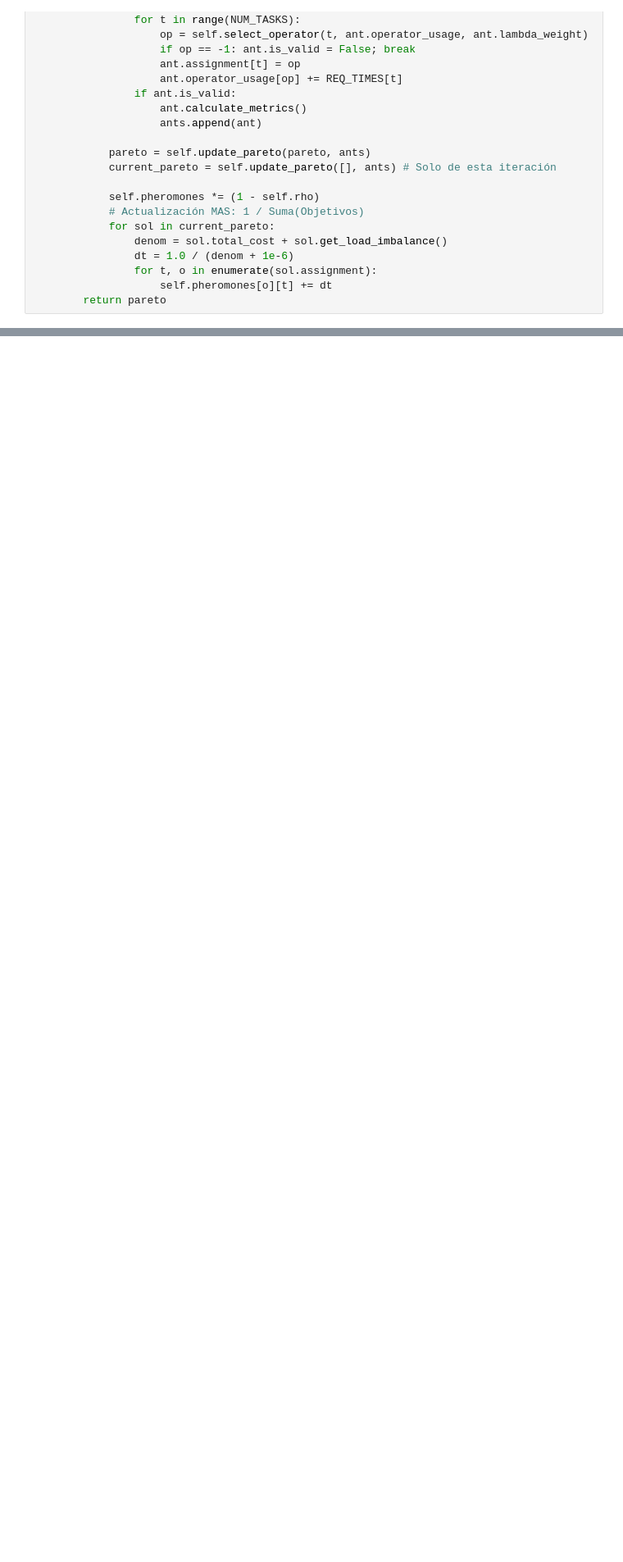
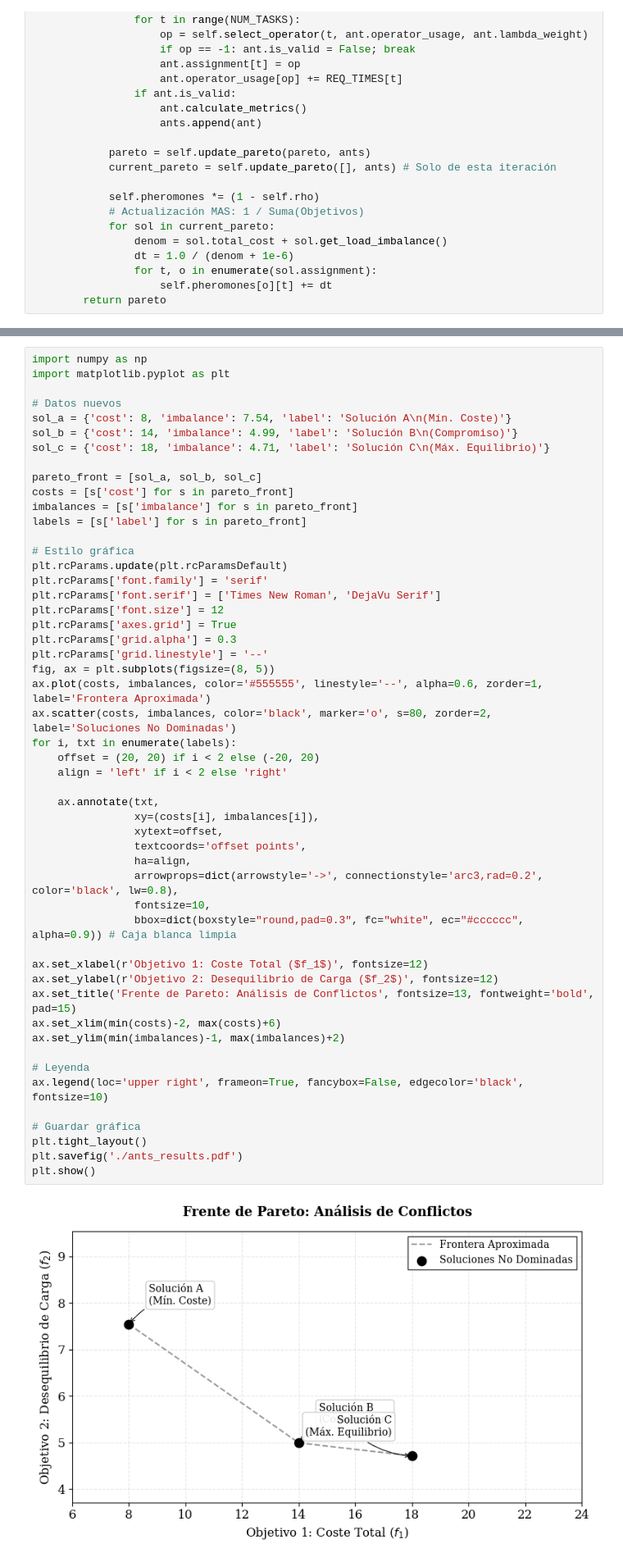
Before and after one commit to mariogutierrezlopez/busqueda_metaheuristicas, a Jupyter notebook: 2_ANTS/src/ant_system.ipynb, the cells around one changed output, grey strips where cells are left out. Shown at 82% size. Drawn from its saved outputs; the diff is of its cells as text; blank space fills up the shorter version.

```diff
--- a/2_ANTS/src/ant_system.ipynb
+++ b/2_ANTS/src/ant_system.ipynb
@@ -429,0 +434,53 @@ Coste  StdDev   Asignación
+# %%
+import numpy as np
+import matplotlib.pyplot as plt
+
+# Datos nuevos
+sol_a = {'cost': 8, 'imbalance': 7.54, 'label': 'Solución A\n(Mín. Coste)'}
+sol_b = {'cost': 14, 'imbalance': 4.99, 'label': 'Solución B\n(Compromiso)'}
+sol_c = {'cost': 18, 'imbalance': 4.71, 'label': 'Solución C\n(Máx. Equilibrio)'}
+
+pareto_front = [sol_a, sol_b, sol_c]
+costs = [s['cost'] for s in pareto_front]
+imbalances = [s['imbalance'] for s in pareto_front]
+labels = [s['label'] for s in pareto_front]
+
+# Estilo gráfica
+plt.rcParams.update(plt.rcParamsDefault)
+plt.rcParams['font.family'] = 'serif'
+plt.rcParams['font.serif'] = ['Times New Roman', 'DejaVu Serif']
+plt.rcParams['font.size'] = 12
+plt.rcParams['axes.grid'] = True
+plt.rcParams['grid.alpha'] = 0.3
+plt.rcParams['grid.linestyle'] = '--'
+fig, ax = plt.subplots(figsize=(8, 5))
+ax.plot(costs, imbalances, color='#555555', linestyle='--', alpha=0.6, zorder=1, label='Frontera Aproximada')
+ax.scatter(costs, imbalances, color='black', marker='o', s=80, zorder=2, label='Soluciones No Dominadas')
+for i, txt in enumerate(labels):
+    offset = (20, 20) if i < 2 else (-20, 20)
+    align = 'left' if i < 2 else 'right'
+
+    ax.annotate(txt,
+                xy=(costs[i], imbalances[i]),
+                xytext=offset,
+                textcoords='offset points',
+                ha=align,
+                arrowprops=dict(arrowstyle='->', connectionstyle='arc3,rad=0.2', color='black', lw=0.8),
+                fontsize=10,
+                bbox=dict(boxstyle="round,pad=0.3", fc="white", ec="#cccccc", alpha=0.9)) # Caja blanca limpia
+
+ax.set_xlabel(r'Objetivo 1: Coste Total ($f_1$)', fontsize=12)
+ax.set_ylabel(r'Objetivo 2: Desequilibrio de Carga ($f_2$)', fontsize=12)
+ax.set_title('Frente de Pareto: Análisis de Conflictos', fontsize=13, fontweight='bold', pad=15)
+ax.set_xlim(min(costs)-2, max(costs)+6)
+ax.set_ylim(min(imbalances)-1, max(imbalances)+2)
+
+# Leyenda
+ax.legend(loc='upper right', frameon=True, fancybox=False, edgecolor='black', fontsize=10)
+
+# Guardar gráfica
+plt.tight_layout()
+plt.savefig('./ants_results.pdf')
+plt.show()
+# %% [output]
+[figure, added]
```
Also changed, not shown: parts of 3 cells of this notebook, 6 other files.
